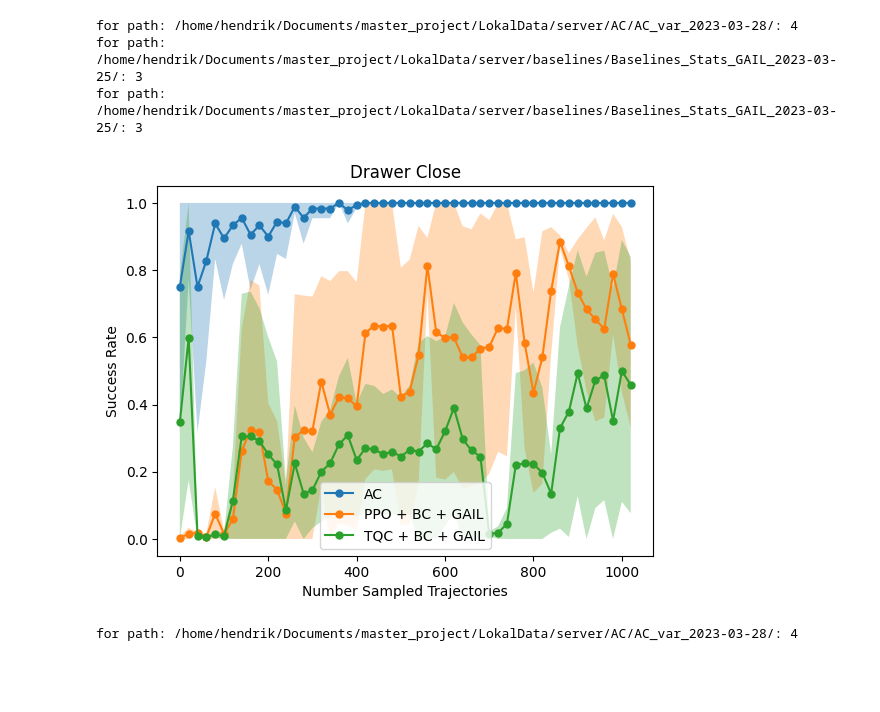
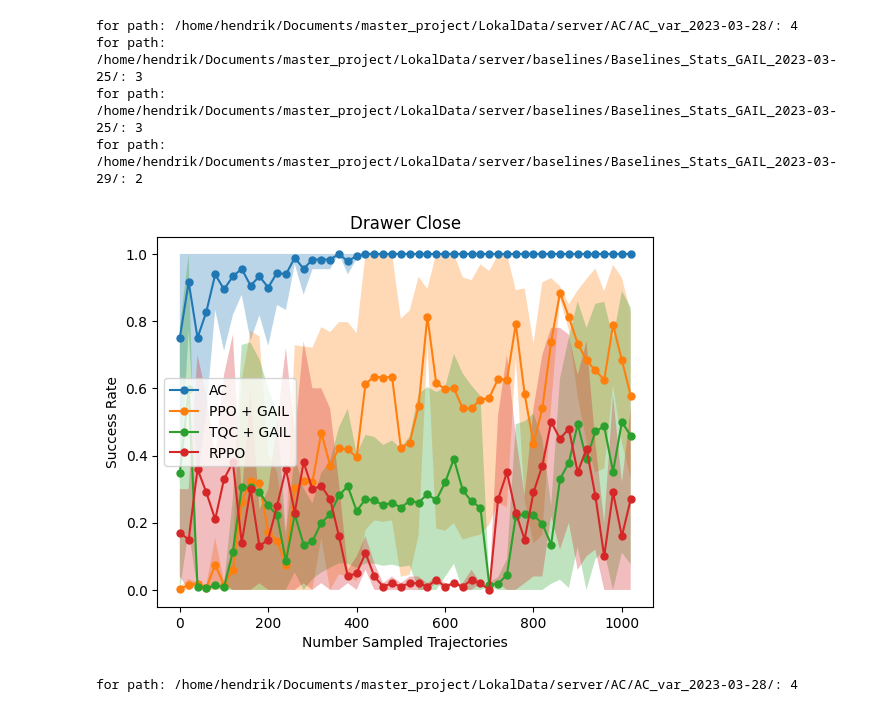
Before and after one commit to ReliableTree/ActiveCritic, a Jupyter notebook: src/active_critic/analyze_stats/0_eps/drawer_close.ipynb, the cells around one changed output. Saved outputs shown, nothing was run; the diff lists cells and outputs as text; code cells hidden in the pictures; blank space fills up the shorter version.

```diff
--- a/src/active_critic/analyze_stats/0_eps/drawer_close.ipynb
+++ b/src/active_critic/analyze_stats/0_eps/drawer_close.ipynb
@@ -1,36 +1,40 @@
 # %%
 from active_critic.analyze_stats.analyze_stats import make_plot
 
 AC_path = '/home/hendrik/Documents/master_project/LokalData/server/AC/AC_var_2023-03-28/'
 include_AC = ['drawerclose sm manual_seed(0) no train inf eps: 1000 opt mode: actor+plan demonstrations: 0, im_ph:False, training_episodes: 10, min critic: 5e-05, wd: 0.01, val_every: 6000', 'stats']
 exclude_AC = ['optimized']
 
 PPO_path = '/home/hendrik/Documents/master_project/LokalData/server/baselines/Baselines_Stats_GAIL_2023-03-25/'
 include_PPO = ['PPO_drawerclose_lr_1e-05_demonstrations_0_n_samples_1000', 'learner']
 exclude_PPO = []
 
 TQC_path = '/home/hendrik/Documents/master_project/LokalData/server/baselines/Baselines_Stats_GAIL_2023-03-25/'
 include_TQC = ['TQC_drawerclose_lr_1e-06_demonstrations_0_n_samples_1000', 'learner']
 exclude_TQC = []
 
 save_path = '/home/hendrik/Documents/Master Thesis/TUM_Thesis_Template_CSE/images/0/'
 
+RPPO_path = '/home/hendrik/Documents/master_project/LokalData/server/baselines/Baselines_Stats_GAIL_2023-03-29/'
+include_RPPO = ['learner', 'RPPO_drawerclose_lr_1e-06_demonstrations_0']
+exclude_RPPO = []
 
 make_plot(
-    paths=[AC_path, PPO_path, TQC_path],
-    includes=[include_AC, include_PPO, include_TQC],
-    excludes=[exclude_AC, exclude_PPO,exclude_TQC],
-    names=['AC', 'PPO + BC + GAIL', 'TQC + BC + GAIL', 'RPPO + BC'],
+    paths=[AC_path, PPO_path, TQC_path, RPPO_path],
+    includes=[include_AC, include_PPO, include_TQC, include_RPPO],
+    excludes=[exclude_AC, exclude_PPO,exclude_TQC, exclude_RPPO],
+    names=['AC', 'PPO + GAIL', 'TQC + GAIL', 'RPPO'],
     plot_name='Drawer Close',
     save_path = save_path,
     plot_closest=True,
     mean=False
     )
 # %% [output]
 for path: /home/hendrik/Documents/master_project/LokalData/server/AC/AC_var_2023-03-28/: 4
 for path: /home/hendrik/Documents/master_project/LokalData/server/baselines/Baselines_Stats_GAIL_2023-03-25/: 3
 for path: /home/hendrik/Documents/master_project/LokalData/server/baselines/Baselines_Stats_GAIL_2023-03-25/: 3
+for path: /home/hendrik/Documents/master_project/LokalData/server/baselines/Baselines_Stats_GAIL_2023-03-29/: 2
-[figure, old version]
+[figure, new version]
 # %%
 from active_critic.analyze_stats.analyze_stats import make_plot
 
```
Also changed, not shown: 1 other file.
